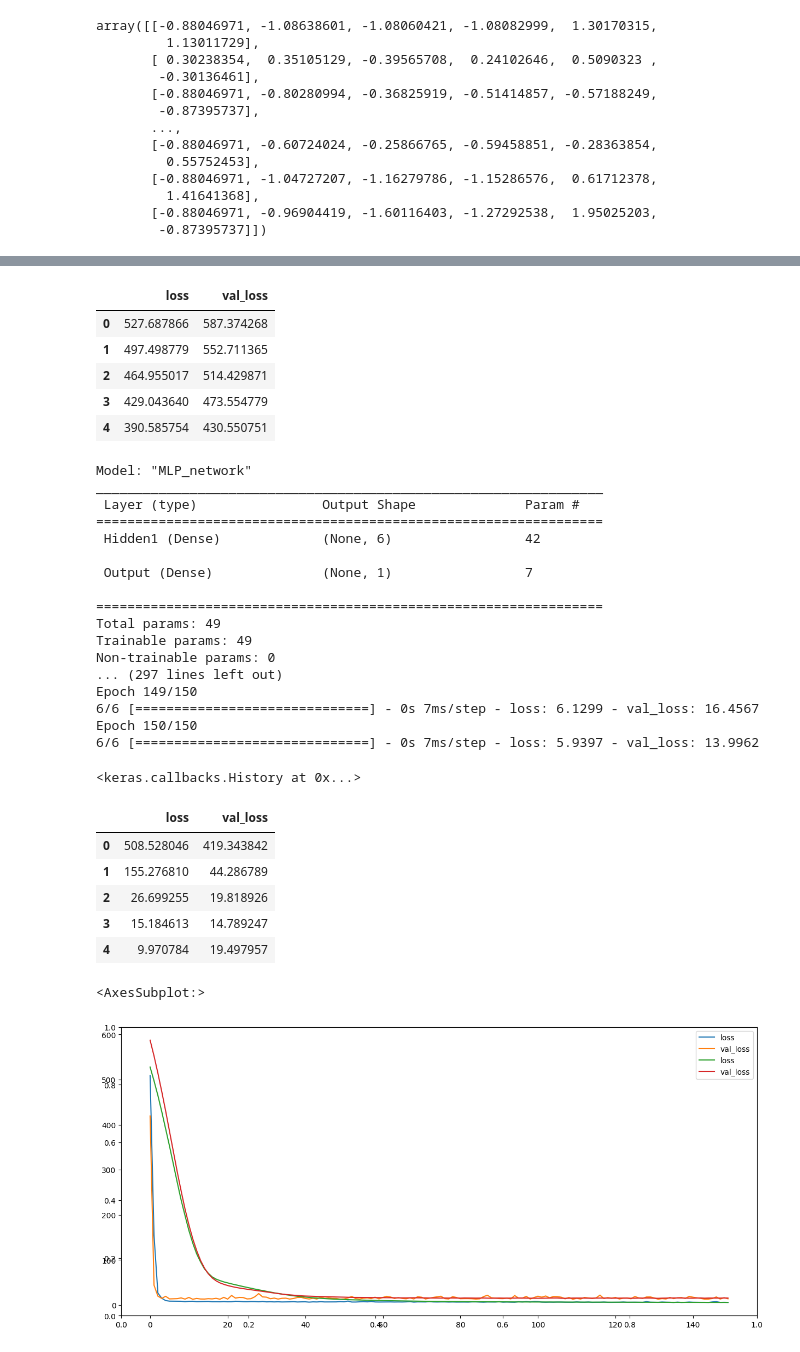
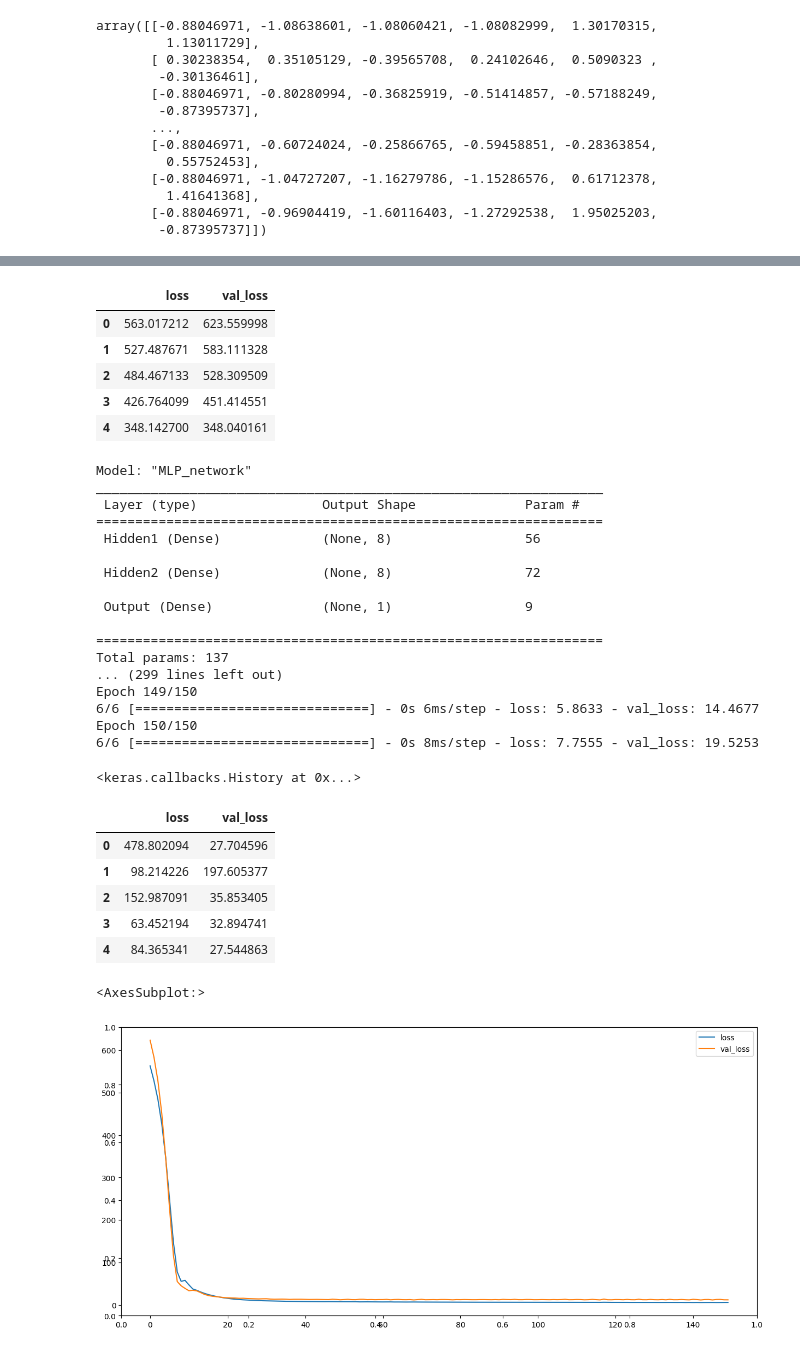
Before and after one commit to FabianAndersson17/Deep_learning_Fabian_Andersson, a Jupyter notebook: Exercises/exercise_0_mlp.ipynb, the cells around one changed output, grey strips where cells are left out. Drawn from its saved outputs; the diff is of its cells as text; code cells hidden in the pictures.

```diff
--- a/Exercises/exercise_0_mlp.ipynb
+++ b/Exercises/exercise_0_mlp.ipynb
@@ -140,7 +140,8 @@ gradient_decent = SGD(learning_rate = 0.01)
 def MLP(optimizers):
     model = Sequential(name = "MLP_network")
     model.add(InputLayer(X_val_train.shape[1]))
-    model.add(Dense(6, name = "Hidden1", activation = "relu"))
+    model.add(Dense(8, name = "Hidden1", activation = "relu"))
+    model.add(Dense(8, name = "Hidden2", activation = "relu"))
     model.add(Dense(1, name = "Output"))
 
     model.compile(loss = "mean_squared_error", optimizer = optimizers)
@@ -173,11 +174,11 @@ df_loss_adam = pd.DataFrame(model.history.history)
 df_loss_adam.head()
 # %% [output]
 |  | loss | val_loss |
-| 0 | 527.687866 | 587.374268 |
-| 1 | 497.498779 | 552.711365 |
-| 2 | 464.955017 | 514.429871 |
-| 3 | 429.043640 | 473.554779 |
-| 4 | 390.585754 | 430.550751 |
+| 0 | 563.017212 | 623.559998 |
+| 1 | 527.487671 | 583.111328 |
+| 2 | 484.467133 | 528.309509 |
+| 3 | 426.764099 | 451.414551 |
+| 4 | 348.142700 | 348.040161 |
 # %%
 model = MLP(optimizers=gradient_decent)
 model.summary()
@@ -187,34 +188,34 @@ Model: "MLP_network"
 _________________________________________________________________
  Layer (type)                Output Shape              Param #
 =================================================================
- Hidden1 (Dense)             (None, 6)                 42
+ Hidden1 (Dense)             (None, 8)                 56
 
- Output (Dense)              (None, 1)                 7
+ Hidden2 (Dense)             (None, 8)                 72
+
+ Output (Dense)              (None, 1)                 9
 
 =================================================================
-Total params: 49
-Trainable params: 49
-Non-trainable params: 0
-... (297 lines left out)
+Total params: 137
+... (299 lines left out)
 Epoch 149/150
-6/6 [==============================] - 0s 7ms/step - loss: 6.1299 - val_loss: 16.4567
+6/6 [==============================] - 0s 6ms/step - loss: 5.8633 - val_loss: 14.4677
 Epoch 150/150
-6/6 [==============================] - 0s 7ms/step - loss: 5.9397 - val_loss: 13.9962
+6/6 [==============================] - 0s 8ms/step - loss: 7.7555 - val_loss: 19.5253
 <keras.callbacks.History at 0x...>
 # %%
 df_loss_sgd = pd.DataFrame(model.history.history)
 df_loss_sgd.head()
 # %% [output]
 |  | loss | val_loss |
-| 0 | 508.528046 | 419.343842 |
-| 1 | 155.276810 | 44.286789 |
-| 2 | 26.699255 | 19.818926 |
-| 3 | 15.184613 | 14.789247 |
-| 4 | 9.970784 | 19.497957 |
+| 0 | 478.802094 | 27.704596 |
+| 1 | 98.214226 | 197.605377 |
+| 2 | 152.987091 | 35.853405 |
+| 3 | 63.452194 | 32.894741 |
+| 4 | 84.365341 | 27.544863 |
 # %%
 fig, axes = plt.subplots(1, 1, figsize=(15,7), dpi=100), plt.axes()
-df_loss_sgd.plot(ax=axes)
+# df_loss_sgd.plot(ax=axes)
 df_loss_adam.plot(ax=axes)
 # %% [output]
 <AxesSubplot:>
-[figure, old version]
+[figure, new version]
```
Also changed, not shown: parts of 5 cells of this notebook.
